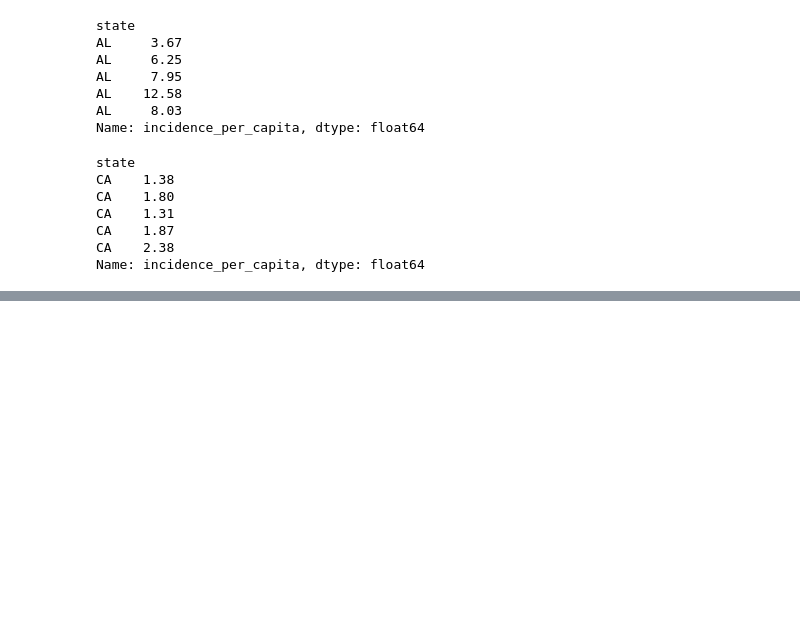
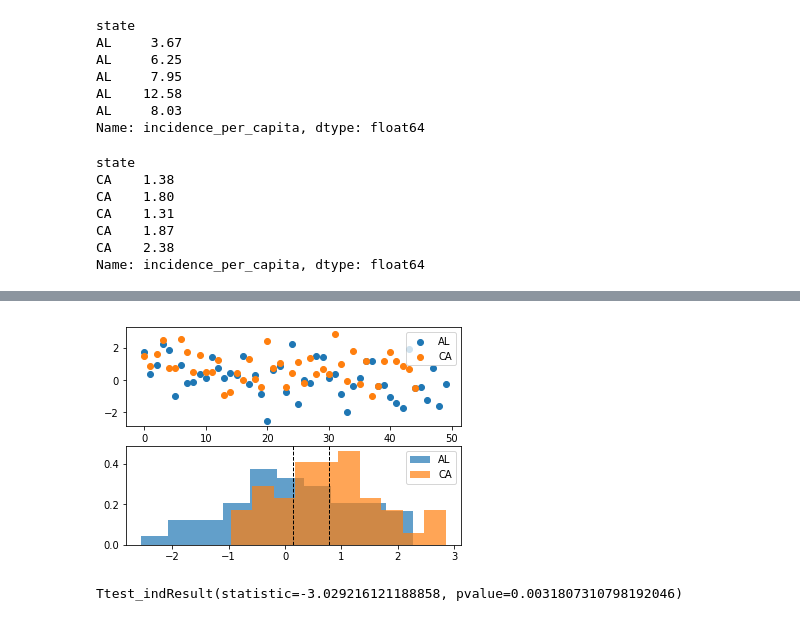
Before and after one commit to shettman/Epidemics-Project, a Jupyter notebook: Ttest_AL&CA.ipynb, the cells around one changed output, grey strips where cells are left out. Saved outputs shown, nothing was run; the diff lists cells and outputs as text; code cells hidden in the pictures; blank space fills up the shorter version.

```diff
--- a/Ttest_AL&CA.ipynb
+++ b/Ttest_AL&CA.ipynb
@@ -76,0 +113,9 @@ Name: incidence_per_capita, dtype: float64
+# %%
+# Generate data with a bigger difference in means
+AL, CA = gendata(loc1=0, loc2=1)
+# %% [output]
+[figure, added]
+# %%
+stats.ttest_ind(AL, CA, equal_var=False)
+# %% [output]
+Ttest_indResult(statistic=-3.029216121188858, pvalue=0.0031807310798192046)
```
Also changed, not shown: parts of 9 cells of this notebook.
